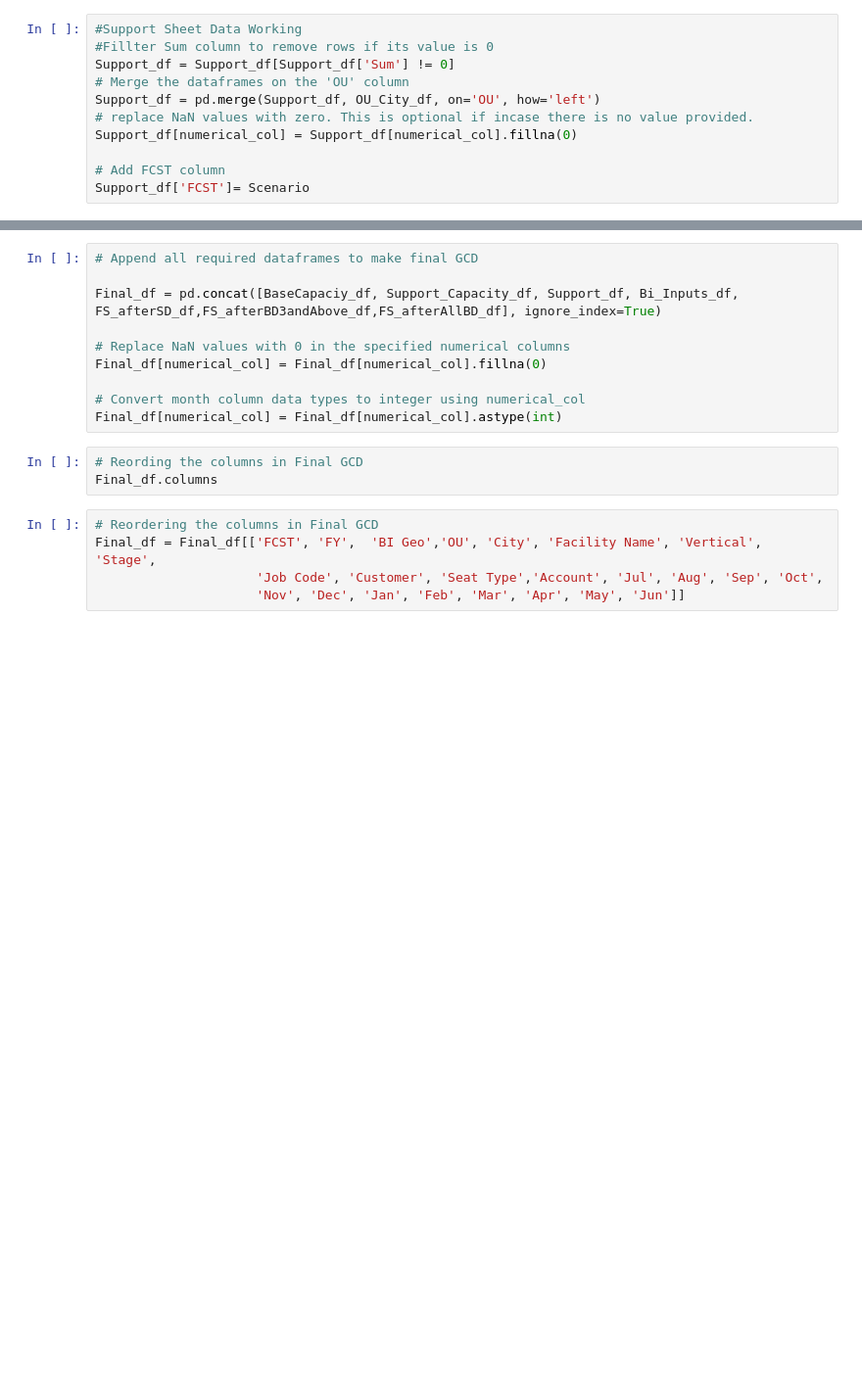
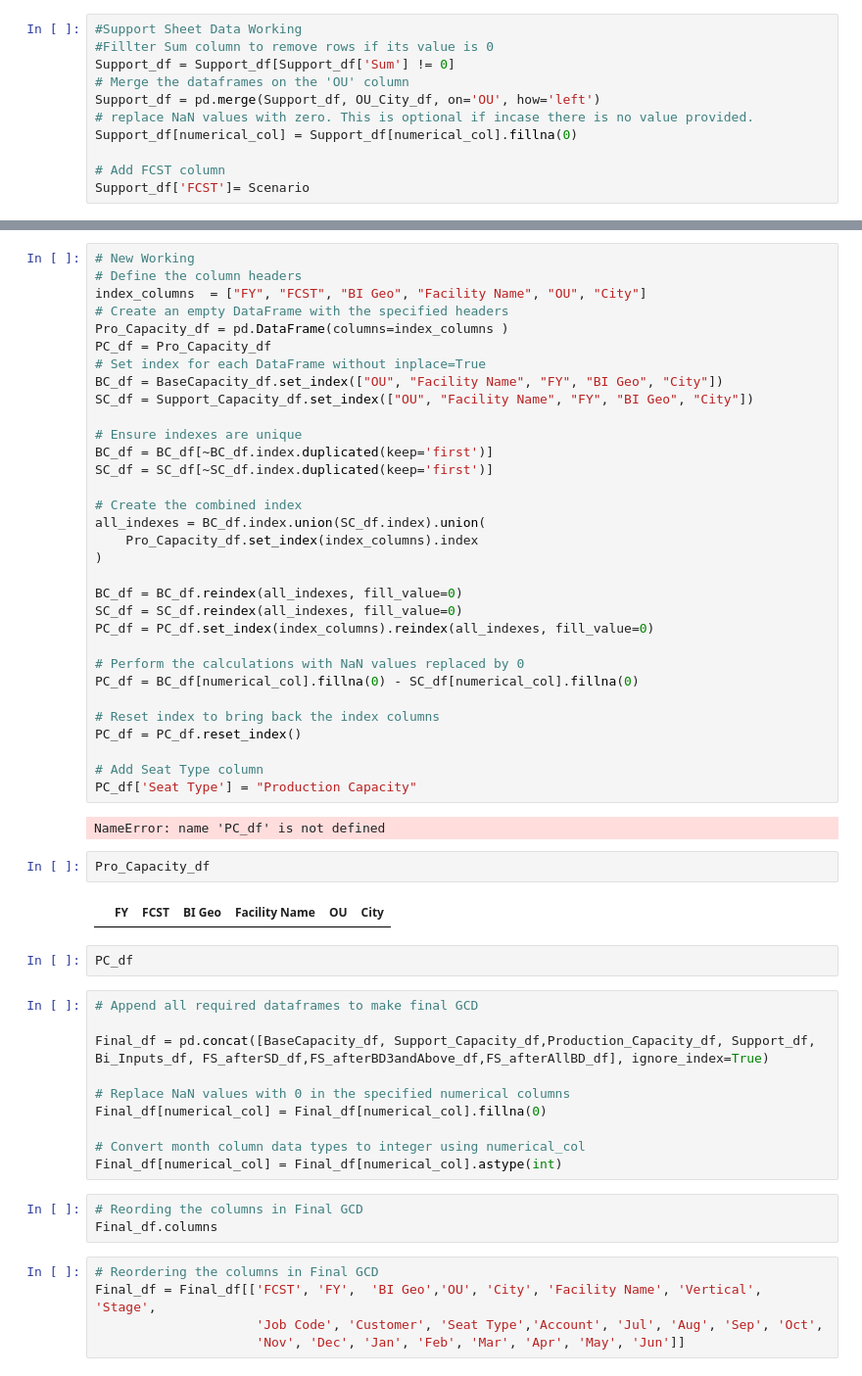
Before and after one commit to FameZeeshan/Advanced-GCD, a Jupyter notebook: main.ipynb, the cells around one changed output, grey strips where cells are left out. Shown at 98% size. Saved outputs shown, nothing was run; the diff lists cells and outputs as text; blank space fills up the shorter version.

```diff
--- a/main.ipynb
+++ b/main.ipynb
@@ -227,7 +332,47 @@ FS_afterAllBD_df['FCST'] = Scenario
+# %%
+# New Working
+# Define the column headers
+index_columns  = ["FY", "FCST", "BI Geo", "Facility Name", "OU", "City"]
+# Create an empty DataFrame with the specified headers
+Pro_Capacity_df = pd.DataFrame(columns=index_columns )
+PC_df = Pro_Capacity_df
+# Set index for each DataFrame without inplace=True
+BC_df = BaseCapacity_df.set_index(["OU", "Facility Name", "FY", "BI Geo", "City"])
+SC_df = Support_Capacity_df.set_index(["OU", "Facility Name", "FY", "BI Geo", "City"])
+
+# Ensure indexes are unique
+BC_df = BC_df[~BC_df.index.duplicated(keep='first')]
+SC_df = SC_df[~SC_df.index.duplicated(keep='first')]
+
+# Create the combined index
+all_indexes = BC_df.index.union(SC_df.index).union(
+    Pro_Capacity_df.set_index(index_columns).index
+)
+
+BC_df = BC_df.reindex(all_indexes, fill_value=0)
+SC_df = SC_df.reindex(all_indexes, fill_value=0)
+PC_df = PC_df.set_index(index_columns).reindex(all_indexes, fill_value=0)
+
+# Perform the calculations with NaN values replaced by 0
+PC_df = BC_df[numerical_col].fillna(0) - SC_df[numerical_col].fillna(0)
+
+# Reset index to bring back the index columns
+PC_df = PC_df.reset_index()
+
+# Add Seat Type column
+PC_df['Seat Type'] = "Production Capacity"
+# %% [output]
+NameError: name 'PC_df' is not defined
+# %%
+Pro_Capacity_df
+# %% [output]
+|  | FY | FCST | BI Geo | Facility Name | OU | City |
+# %%
+PC_df
 # %%
 # Append all required dataframes to make final GCD
 
-Final_df = pd.concat([BaseCapaciy_df, Support_Capacity_df, Support_df, Bi_Inputs_df, FS_afterSD_df,FS_afterBD3andAbove_df,FS_afterAllBD_df], ignore_index=True)
+Final_df = pd.concat([BaseCapacity_df, Support_Capacity_df,Production_Capacity_df, Support_df, Bi_Inputs_df, FS_afterSD_df,FS_afterBD3andAbove_df,FS_afterAllBD_df], ignore_index=True)
 
 # Replace NaN values with 0 in the specified numerical columns
 Final_df[numerical_col] = Final_df[numerical_col].fillna(0)
```
Also changed, not shown: parts of 16 cells of this notebook, 4 other files.
